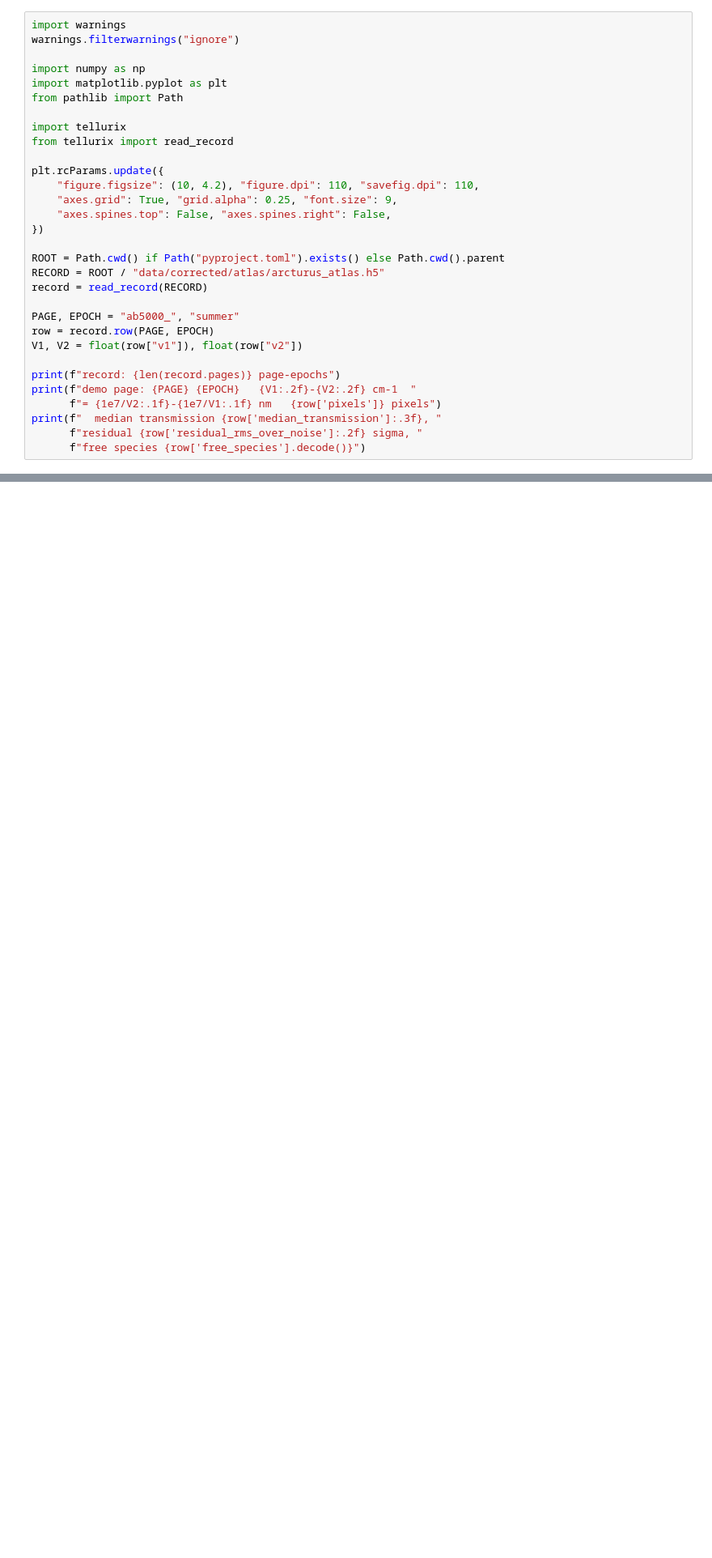
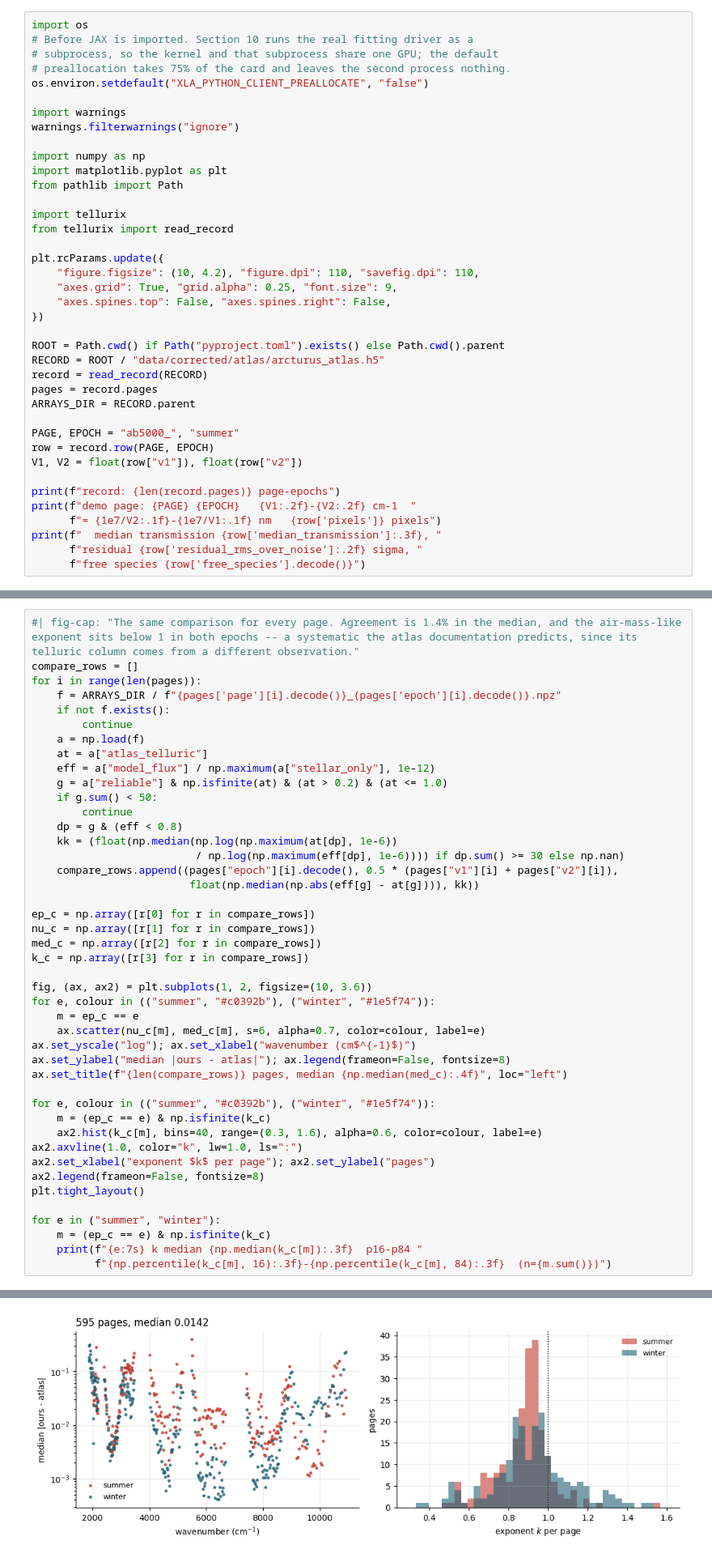
Before and after one commit to leejjoon/tellurix, a Jupyter notebook: docs/arcturus_walkthrough.ipynb, the cells around one changed output, grey strips where cells are left out. Shown at 81% size. Cells and saved outputs as stored; diff of their text form; blank space fills up the shorter version.

```diff
--- a/docs/arcturus_walkthrough.ipynb
+++ b/docs/arcturus_walkthrough.ipynb
@@ -33,6 +33,12 @@ arrays are stored **ascending in wavenumber**, which is descending wavelength,
 so pixel 0 is at the red end; and the continuum is applied **last, on pixels**,
 outside the convolution.
 # %%
+import os
+# Before JAX is imported. Section 10 runs the real fitting driver as a
+# subprocess, so the kernel and that subprocess share one GPU; the default
+# preallocation takes 75% of the card and leaves the second process nothing.
+os.environ.setdefault("XLA_PYTHON_CLIENT_PREALLOCATE", "false")
+
 import warnings
 warnings.filterwarnings("ignore")
 
@@ -52,6 +58,8 @@ plt.rcParams.update({
 ROOT = Path.cwd() if Path("pyproject.toml").exists() else Path.cwd().parent
 RECORD = ROOT / "data/corrected/atlas/arcturus_atlas.h5"
 record = read_record(RECORD)
+pages = record.pages
+ARRAYS_DIR = RECORD.parent
 
 PAGE, EPOCH = "ab5000_", "summer"
 row = record.row(PAGE, EPOCH)
@@ -882,0 +1022,45 @@ page noise                    = 0.0057
+# %%
+#| fig-cap: "The same comparison for every page. Agreement is 1.4% in the median, and the air-mass-like exponent sits below 1 in both epochs -- a systematic the atlas documentation predicts, since its telluric column comes from a different observation."
+compare_rows = []
+for i in range(len(pages)):
+    f = ARRAYS_DIR / f"{pages['page'][i].decode()}_{pages['epoch'][i].decode()}.npz"
+    if not f.exists():
+        continue
+    a = np.load(f)
+    at = a["atlas_telluric"]
+    eff = a["model_flux"] / np.maximum(a["stellar_only"], 1e-12)
+    g = a["reliable"] & np.isfinite(at) & (at > 0.2) & (at <= 1.0)
+    if g.sum() < 50:
+        continue
+    dp = g & (eff < 0.8)
+    kk = (float(np.median(np.log(np.maximum(at[dp], 1e-6))
+                          / np.log(np.maximum(eff[dp], 1e-6)))) if dp.sum() >= 30 else np.nan)
+    compare_rows.append((pages["epoch"][i].decode(), 0.5 * (pages["v1"][i] + pages["v2"][i]),
+                         float(np.median(np.abs(eff[g] - at[g]))), kk))
+
+ep_c = np.array([r[0] for r in compare_rows])
+nu_c = np.array([r[1] for r in compare_rows])
+med_c = np.array([r[2] for r in compare_rows])
+k_c = np.array([r[3] for r in compare_rows])
+
+fig, (ax, ax2) = plt.subplots(1, 2, figsize=(10, 3.6))
+for e, colour in (("summer", "#c0392b"), ("winter", "#1e5f74")):
+    m = ep_c == e
+    ax.scatter(nu_c[m], med_c[m], s=6, alpha=0.7, color=colour, label=e)
+ax.set_yscale("log"); ax.set_xlabel("wavenumber (cm$^{-1}$)")
+ax.set_ylabel("median |ours - atlas|"); ax.legend(frameon=False, fontsize=8)
+ax.set_title(f"{len(compare_rows)} pages, median {np.median(med_c):.4f}", loc="left")
+
+for e, colour in (("summer", "#c0392b"), ("winter", "#1e5f74")):
+    m = (ep_c == e) & np.isfinite(k_c)
+    ax2.hist(k_c[m], bins=40, range=(0.3, 1.6), alpha=0.6, color=colour, label=e)
+ax2.axvline(1.0, color="k", lw=1.0, ls=":")
+ax2.set_xlabel("exponent $k$ per page"); ax2.set_ylabel("pages")
+ax2.legend(frameon=False, fontsize=8)
+plt.tight_layout()
+
+for e in ("summer", "winter"):
+    m = (ep_c == e) & np.isfinite(k_c)
+    print(f"{e:7s} k median {np.median(k_c[m]):.3f}  p16-p84 "
+          f"{np.percentile(k_c[m], 16):.3f}-{np.percentile(k_c[m], 84):.3f}  (n={m.sum()})")
+# %% [output]
@@ -882,0 +1069 @@ page noise                    = 0.0057
+[figure, added]
```
Also changed, not shown: parts of 18 cells of this notebook, 1 other file.
